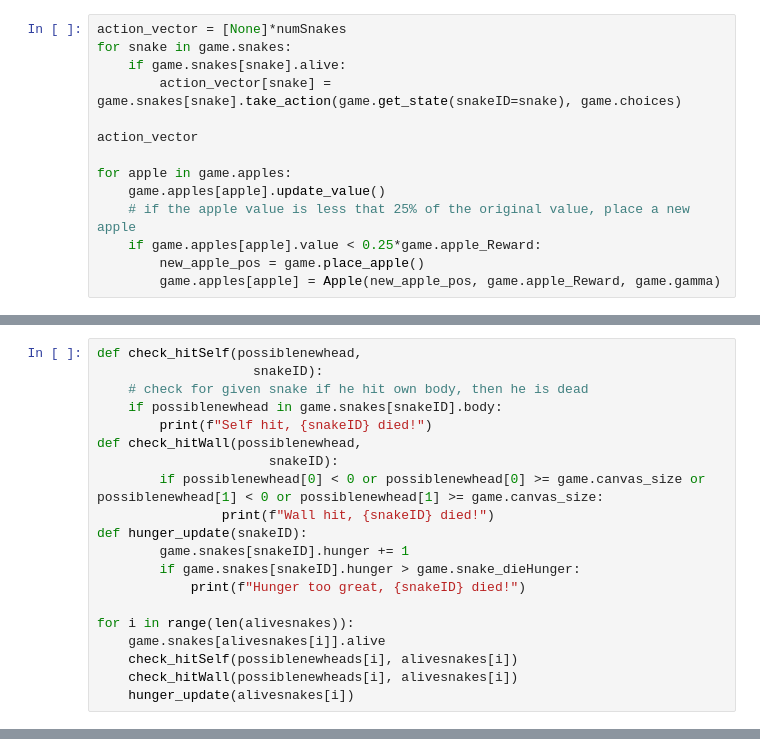
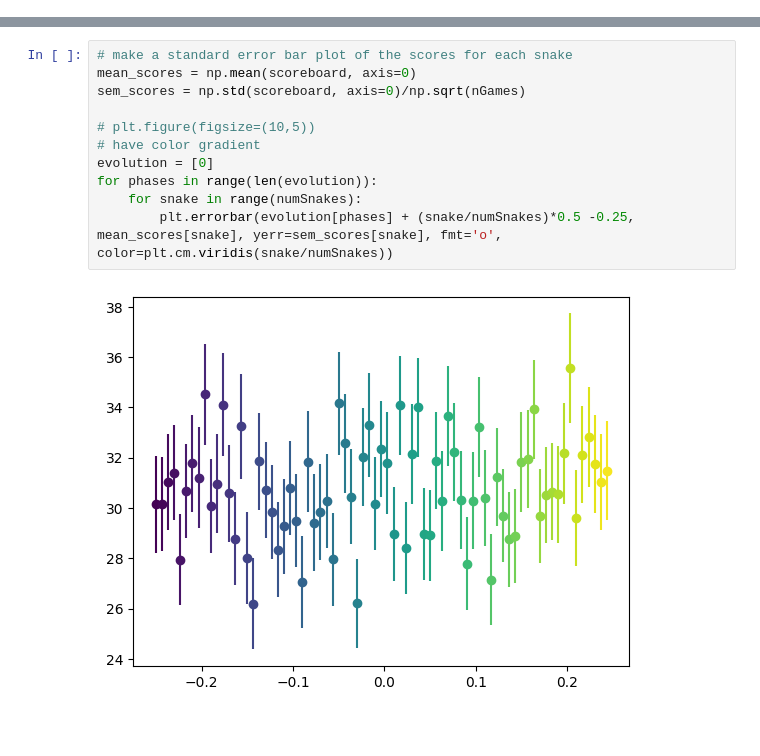
Before and after one commit to hallurr/sneks-ai, a Jupyter notebook: sneks_ai_tester.ipynb, the cells around one changed output, grey strips where cells are left out. Saved outputs shown, nothing was run; the diff lists cells and outputs as text; blank space fills up the shorter version.

```diff
--- a/sneks_ai_tester.ipynb
+++ b/sneks_ai_tester.ipynb
@@ -79,14 +38,0 @@ action_vector
-# %%
-action_vector = [None]*numSnakes
-for snake in game.snakes:
-    if game.snakes[snake].alive:
-        action_vector[snake] = game.snakes[snake].take_action(game.get_state(snakeID=snake), game.choices)
-
-action_vector
-
-for apple in game.apples:
-    game.apples[apple].update_value()
-    # if the apple value is less that 25% of the original value, place a new apple
-    if game.apples[apple].value < 0.25*game.apple_Reward:
-        new_apple_pos = game.place_apple()
-        game.apples[apple] = Apple(new_apple_pos, game.apple_Reward, game.gamma)
@@ -118,20 +38,0 @@ game.snakes[snakeIDS].body
-# %%
-def check_hitSelf(possiblenewhead,
-                    snakeID):
-    # check for given snake if he hit own body, then he is dead
-    if possiblenewhead in game.snakes[snakeID].body:
-        print(f"Self hit, {snakeID} died!")
-def check_hitWall(possiblenewhead,
-                      snakeID):
-        if possiblenewhead[0] < 0 or possiblenewhead[0] >= game.canvas_size or possiblenewhead[1] < 0 or possiblenewhead[1] >= game.canvas_size:
-                print(f"Wall hit, {snakeID} died!")
-def hunger_update(snakeID):
-        game.snakes[snakeID].hunger += 1
-        if game.snakes[snakeID].hunger > game.snake_dieHunger:
-            print(f"Hunger too great, {snakeID} died!")
-
-for i in range(len(alivesnakes)):
-    game.snakes[alivesnakes[i]].alive
-    check_hitSelf(possiblenewheads[i], alivesnakes[i])
-    check_hitWall(possiblenewheads[i], alivesnakes[i])
-    hunger_update(alivesnakes[i])
@@ -155,0 +95,13 @@ plt.imshow(game.get_state(snakeID=1))
+# %%
+# make a standard error bar plot of the scores for each snake
+mean_scores = np.mean(scoreboard, axis=0)
+sem_scores = np.std(scoreboard, axis=0)/np.sqrt(nGames)
+
+# plt.figure(figsize=(10,5))
+# have color gradient
+evolution = [0]
+for phases in range(len(evolution)):
+    for snake in range(numSnakes):
+        plt.errorbar(evolution[phases] + (snake/numSnakes)*0.5 -0.25, mean_scores[snake], yerr=sem_scores[snake], fmt='o', color=plt.cm.viridis(snake/numSnakes))
+# %% [output]
+[figure, added]
```
Also changed, not shown: parts of 25 cells of this notebook, 4 other files.
